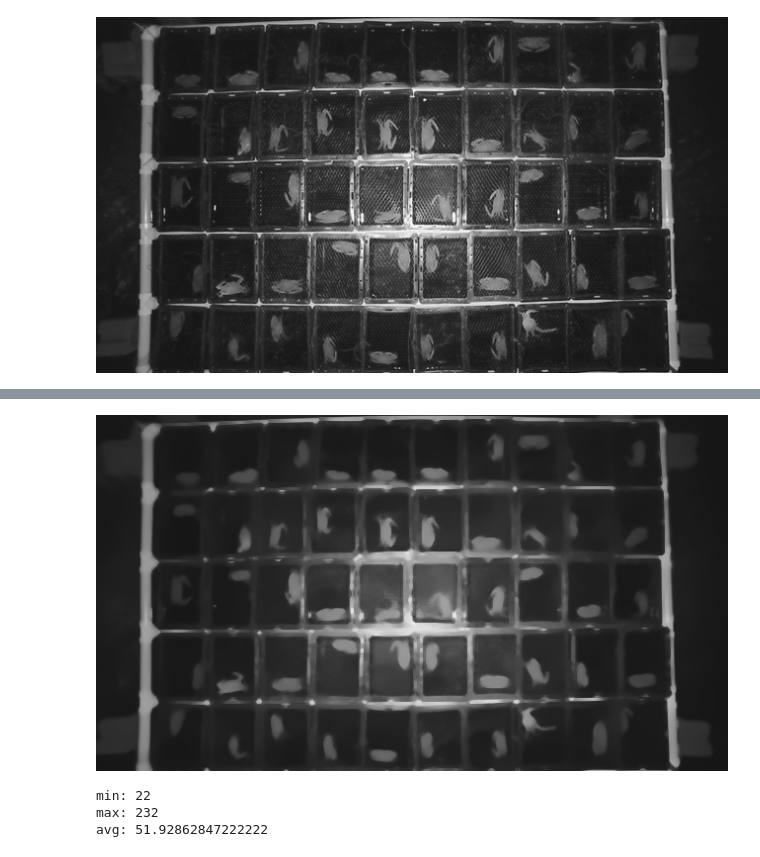
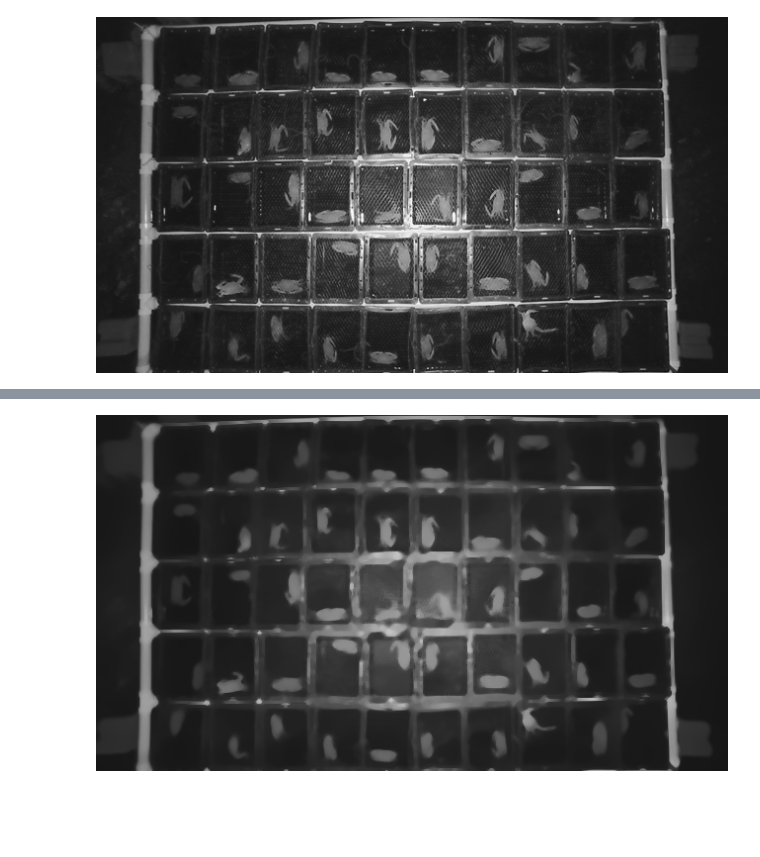
Before and after one commit to PattarapornH/Crab-Molting-Detection, a Jupyter notebook: Molting_crab_tracker.ipynb, the cells around one changed output, grey strips where cells are left out. Drawn from its saved outputs; the diff is of its cells as text; code cells hidden in the pictures; blank space fills up the shorter version.

Commit message:
dilation

```diff
--- a/Molting_crab_tracker.ipynb
+++ b/Molting_crab_tracker.ipynb
@@ -24,7 +20,7 @@ for p in os.listdir(path_dir):
   # print(p)
   path.append(p)
 
-sorted(path)
+path.sort()
 path[0:10]
 # %% [output]
 ['21-20-05.png',
@@ -75,0 +98,14 @@ plot_img(gray)
+# %%
+img = cv.fastNlMeansDenoisingColored(data[0],None,10,10,7,21)
+gray = cv.cvtColor(img, cv.COLOR_RGB2GRAY)
+# blur = cv.medianBlur(gray, 5)
+# dst = cv.inpaint(blur,th1,11,cv.INPAINT_TELEA)
+
+kernel = np.ones((5,5),np.uint8)
+dilation = cv.dilate(gray,kernel,iterations=1)
+# e = cv.dilate(dilation,kernel,iterations=2)
+print('max',np.max(dilation))
+print('avg',np.mean(dilation))
+print('sd',np.std(dilation))
+print('min',np.min(dilation))
+plot_img(dilation)
@@ -75,0 +118,3 @@ plot_img(gray)
+# %%
+_, th1 = cv.threshold(dilation, np.mean(dilation)+2.5*np.std(dilation), np.max(dilation),cv.THRESH_BINARY)
+plot_img(th1)
@@ -75,0 +123,3 @@ plot_img(gray)
+# %%
+dst = cv.inpaint(gray,th1,3,cv.INPAINT_NS)
+plot_img(dst)
@@ -76,13 +128,5 @@ plot_img(gray)
 # %%
-gray2 = cv.medianBlur(gray, 5)
-plot_img(gray2)
+blur = cv.medianBlur(dst, 5)
+plot_img(blur)
 # %% [output]
-[figure, old version]
+[figure, new version]
-# %%
-print('min:',np.min(gray2))
-print('max:',np.max(gray2))
-print('avg:',np.mean(gray2))
-# %% [output]
-min: 22
-max: 232
-avg: 51.92862847222222
```
Also changed, not shown: parts of 20 cells of this notebook.
